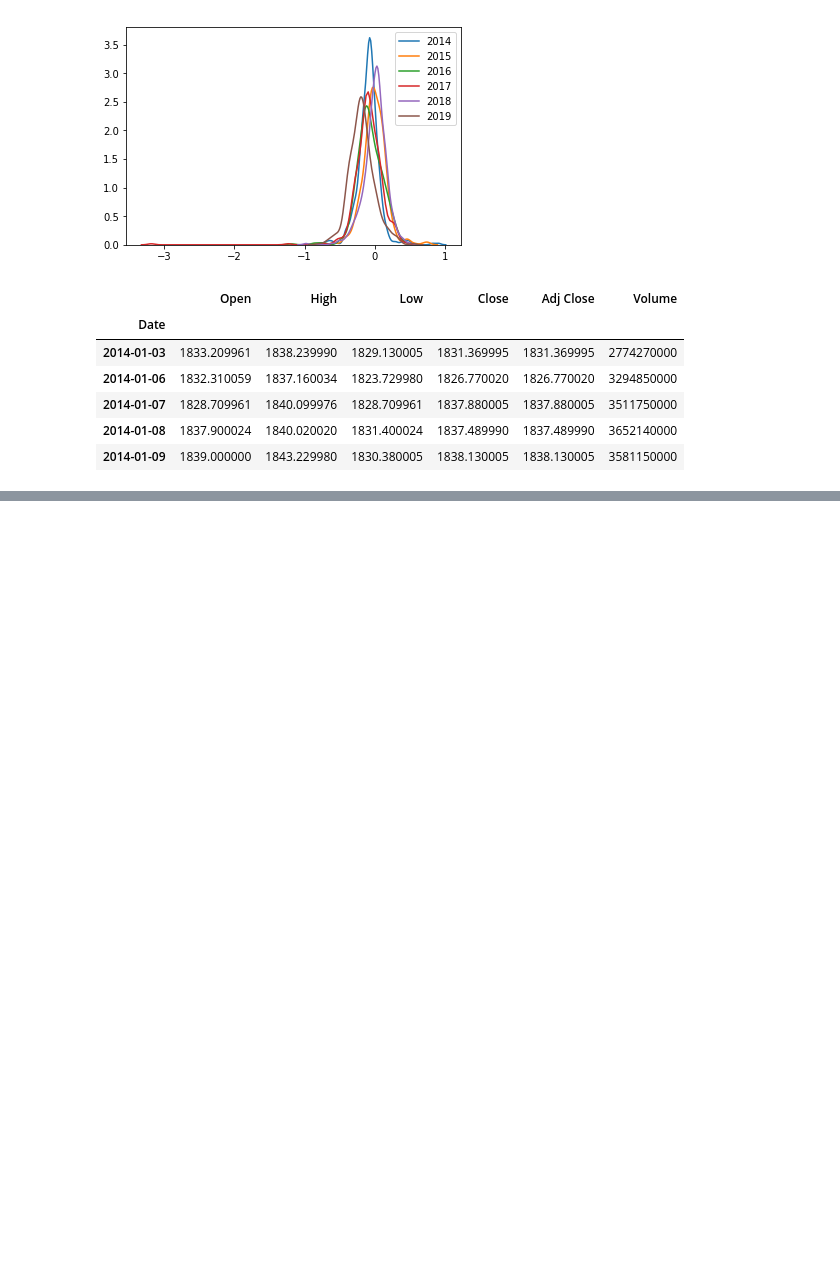
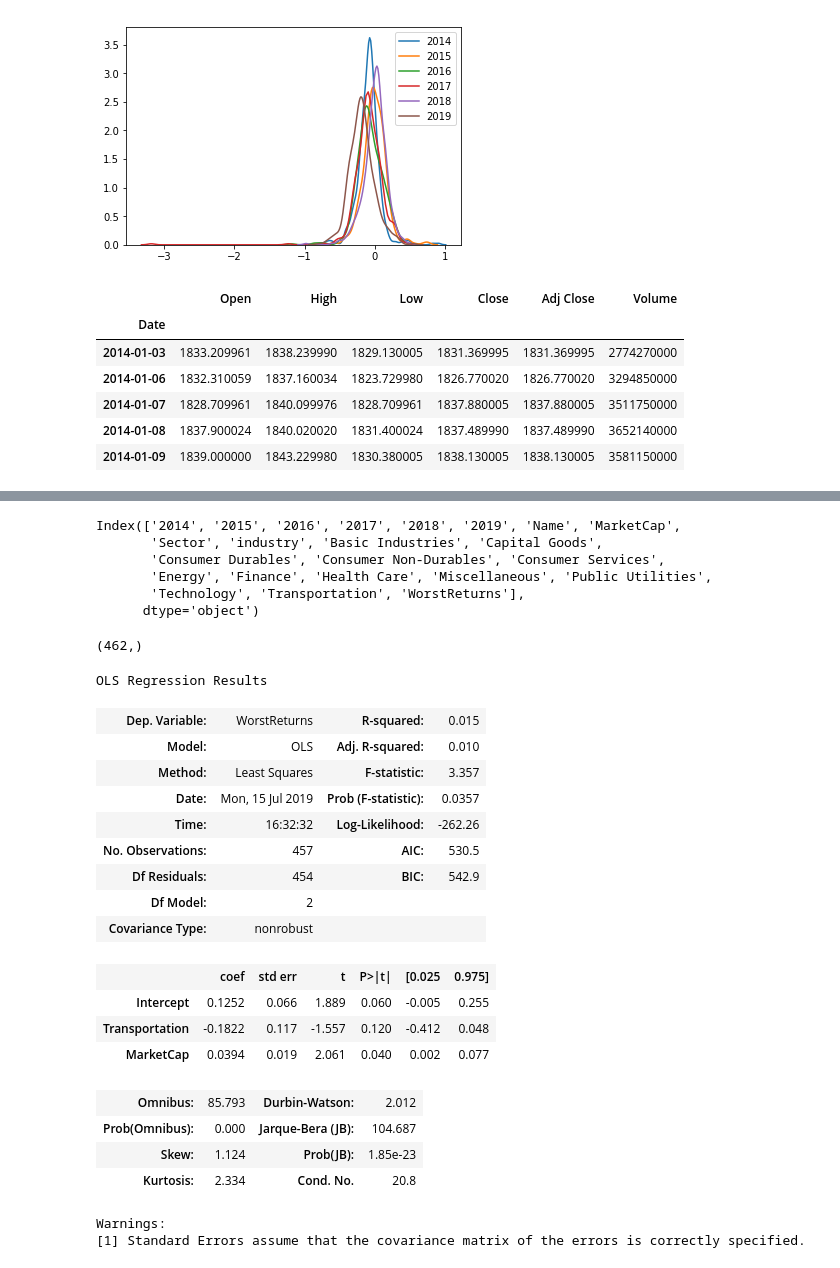
Before and after one commit to matt8955/mod-3-project, a Jupyter notebook: data_transformation.ipynb, the cells around one changed output, grey strips where cells are left out. Drawn from its saved outputs; the diff is of its cells as text; code cells hidden in the pictures; blank space fills up the shorter version.

```diff
--- a/data_transformation.ipynb
+++ b/data_transformation.ipynb
@@ -66,0 +80,47 @@ sp_500_df.head()
+# %%
+import numpy as np
+df.MarketCap = np.log(df.MarketCap)
+# %%
+df_returns = df_returns.join(df, how='left')
+# %%
+df_returns = df_returns.join(pd.get_dummies(df_returns.Sector), how='left')
+# %%
+df_returns['WorstReturns'] = 0
+# %%
+df_returns.columns
+# %% [output]
+Index(['2014', '2015', '2016', '2017', '2018', '2019', 'Name', 'MarketCap',
+       'Sector', 'industry', 'Basic Industries', 'Capital Goods',
+       'Consumer Durables', 'Consumer Non-Durables', 'Consumer Services',
+       'Energy', 'Finance', 'Health Care', 'Miscellaneous', 'Public Utilities',
+       'Technology', 'Transportation', 'WorstReturns'],
+      dtype='object')
+# %%
+df_returns.Transportation.shape
+# %% [output]
+(462,)
+# %%
+f = 'WorstReturns~Transportation+MarketCap'
+model = smf.ols(f, data=df_returns).fit()
+model.summary()
+# %% [output]
+OLS Regression Results
+| Dep. Variable: | WorstReturns | R-squared: | 0.015 |
+| Model: | OLS | Adj. R-squared: | 0.010 |
+| Method: | Least Squares | F-statistic: | 3.357 |
+| Date: | Mon, 15 Jul 2019 | Prob (F-statistic): | 0.0357 |
+| Time: | 16:32:32 | Log-Likelihood: | -262.26 |
+| No. Observations: | 457 | AIC: | 530.5 |
+| Df Residuals: | 454 | BIC: | 542.9 |
+| Df Model: | 2 |  |  |
+| Covariance Type: | nonrobust |  |  |
+|  | coef | std err | t | P>|t| | [0.025 | 0.975] |
+| Intercept | 0.1252 | 0.066 | 1.889 | 0.060 | -0.005 | 0.255 |
+| Transportation | -0.1822 | 0.117 | -1.557 | 0.120 | -0.412 | 0.048 |
+| MarketCap | 0.0394 | 0.019 | 2.061 | 0.040 | 0.002 | 0.077 |
+| Omnibus: | 85.793 | Durbin-Watson: | 2.012 |
+| Prob(Omnibus): | 0.000 | Jarque-Bera (JB): | 104.687 |
+| Skew: | 1.124 | Prob(JB): | 1.85e-23 |
+| Kurtosis: | 2.334 | Cond. No. | 20.8 |
+Warnings:
+[1] Standard Errors assume that the covariance matrix of the errors is correctly specified.
```
Also changed, not shown: parts of 13 cells of this notebook, 4 other files.
